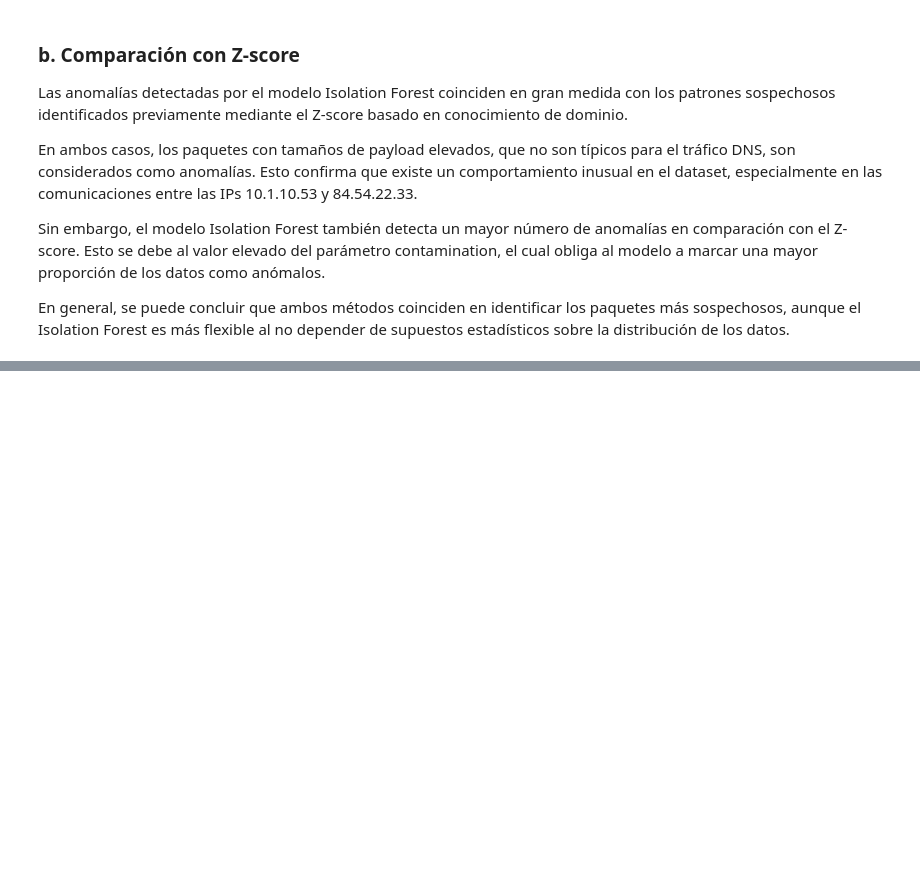
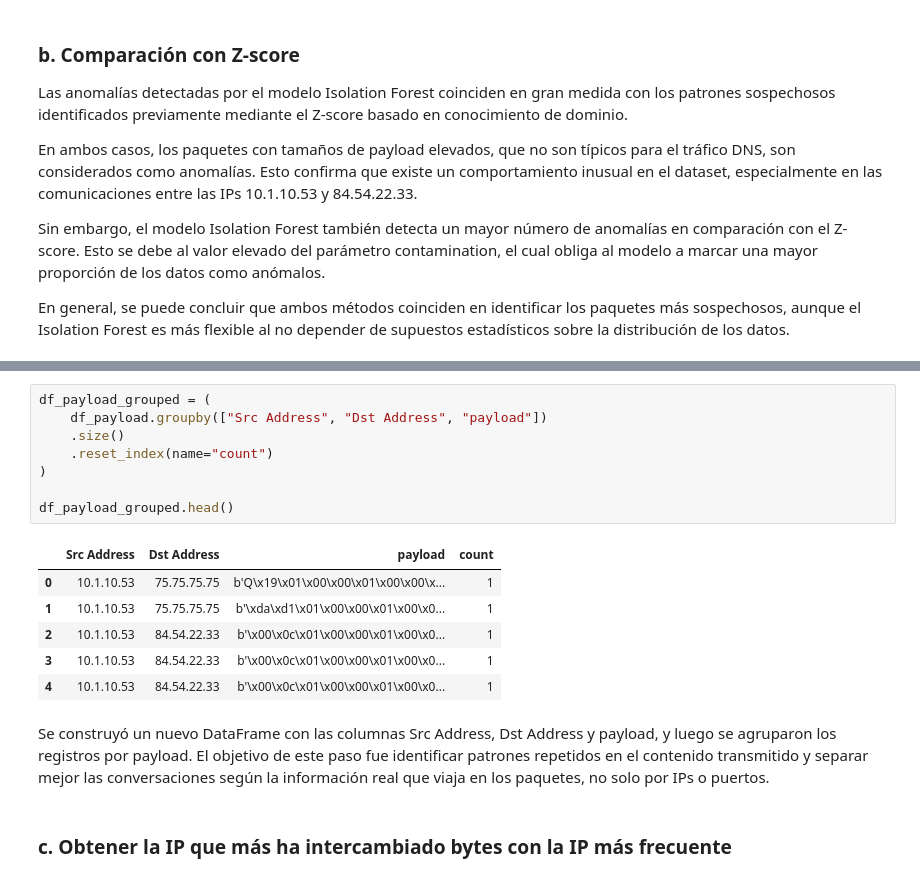
Before and after one commit to EdwinOrtegaK/Lab05_SDS, a Jupyter notebook: network_analysis_scapy.ipynb, the cells around one changed output, grey strips where cells are left out. Cells and saved outputs as stored; diff of their text form; blank space fills up the shorter version.

```diff
--- a/network_analysis_scapy.ipynb
+++ b/network_analysis_scapy.ipynb
@@ -543,0 +595,19 @@ En general, se puede concluir que ambos métodos coinciden en identificar los pa
+# %%
+df_payload_grouped = (
+    df_payload.groupby(["Src Address", "Dst Address", "payload"])
+    .size()
+    .reset_index(name="count")
+)
+
+df_payload_grouped.head()
+# %% [output]
+|  | Src Address | Dst Address | payload | count |
+| 0 | 10.1.10.53 | 75.75.75.75 | b'Q\x19\x01\x00\x00\x01\x00\x00\x... | 1 |
+| 1 | 10.1.10.53 | 75.75.75.75 | b'\xda\xd1\x01\x00\x00\x01\x00\x0... | 1 |
+| 2 | 10.1.10.53 | 84.54.22.33 | b'\x00\x0c\x01\x00\x00\x01\x00\x0... | 1 |
+| 3 | 10.1.10.53 | 84.54.22.33 | b'\x00\x0c\x01\x00\x00\x01\x00\x0... | 1 |
+| 4 | 10.1.10.53 | 84.54.22.33 | b'\x00\x0c\x01\x00\x00\x01\x00\x0... | 1 |
+# %% [markdown]
+Se construyó un nuevo DataFrame con las columnas Src Address, Dst Address y payload, y luego se agruparon los registros por payload. El objetivo de este paso fue identificar patrones repetidos en el contenido transmitido y separar mejor las conversaciones según la información real que viaja en los paquetes, no solo por IPs o puertos.
+# %% [markdown]
+### c. Obtener la IP que más ha intercambiado bytes con la IP más frecuente
```
Also changed, not shown: parts of 25 cells of this notebook.
